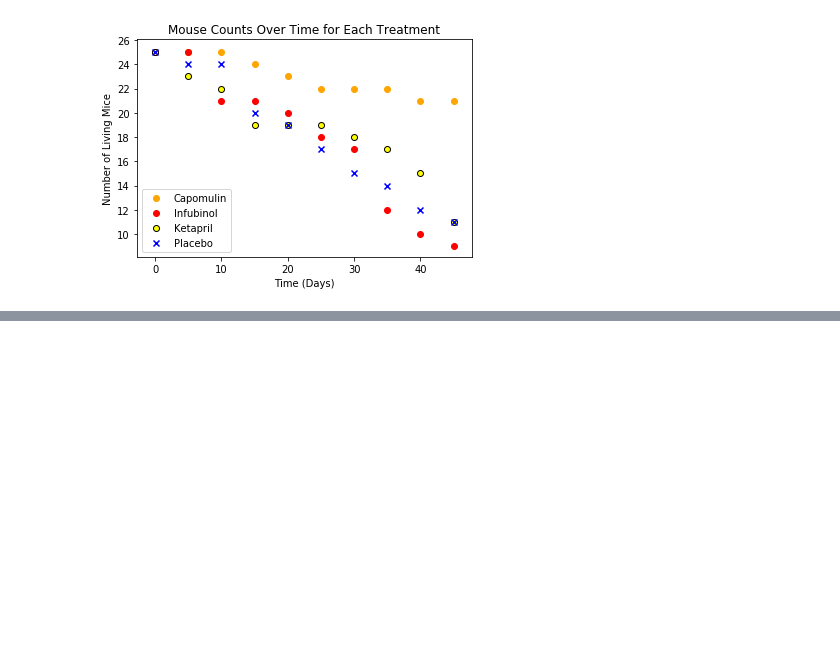
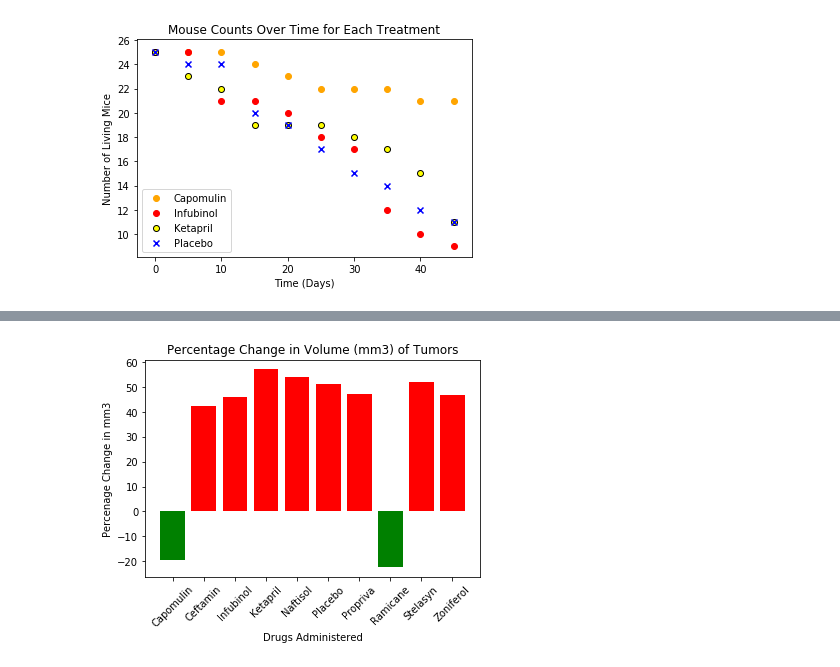
Before and after one commit to adamahrens/matplotlib-challenge, a Jupyter notebook: Pymaceuticals/Matplotlib.ipynb, the cells around one changed output, grey strips where cells are left out. Saved outputs shown, nothing was run; the diff lists cells and outputs as text; code cells hidden in the pictures; blank space fills up the shorter version.

Commit message:
Getting bar plot to display

```diff
--- a/Pymaceuticals/Matplotlib.ipynb
+++ b/Pymaceuticals/Matplotlib.ipynb
@@ -248,0 +235,6 @@ volume_change
+# %%
+# Drop rows that have the Timepoint index of 0
+volume_change = volume_change.drop([0])
+volume_change = volume_change.apply(lambda percent_change: percent_change * 100)
+volume_change.reset_index()
+volume_change
@@ -248,0 +267,28 @@ volume_change
+# %%
+timepoint_key = volume_change.index.values[0]
+volume_dictionary = volume_change.to_dict()
+passing = {}
+failing = {}
+drug_tuples = []
+result_colors = []
+
+for key, dictionary in volume_dictionary.items():
+    percentage_change = dictionary[timepoint_key]
+    drug_tuples.append((key, percentage_change))
+
+    if percentage_change < 0:
+        result_colors.append('green')
+    else:
+        result_colors.append('red')
+
+x_axis = np.arange(len(drug_tuples))
+rects = plt.bar(x_axis, [val[1] for val in drug_tuples], align='center', color=result_colors)
+plt.xticks(x_axis, [val[0] for val in drug_tuples])
+plt.xticks(rotation=45)
+
+plt.title("Percentage Change in Volume (mm3) of Tumors")
+plt.xlabel("Drugs Administered")
+plt.ylabel("Percenage Change in mm3")
+plt.show()
+# %% [output]
+[figure, added]
```
Also changed, not shown: parts of 3 cells of this notebook.
